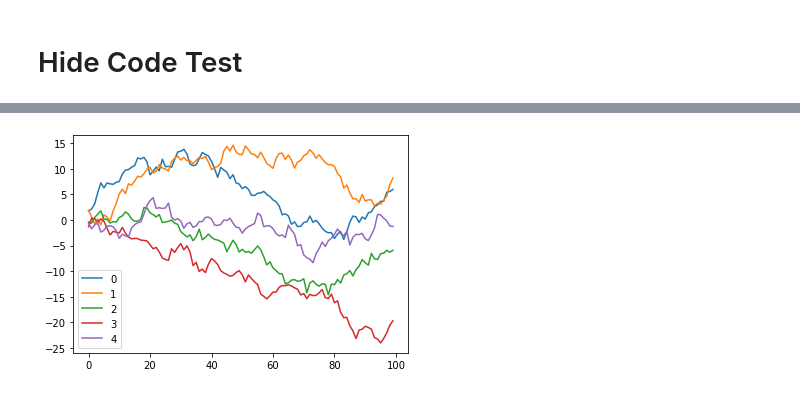
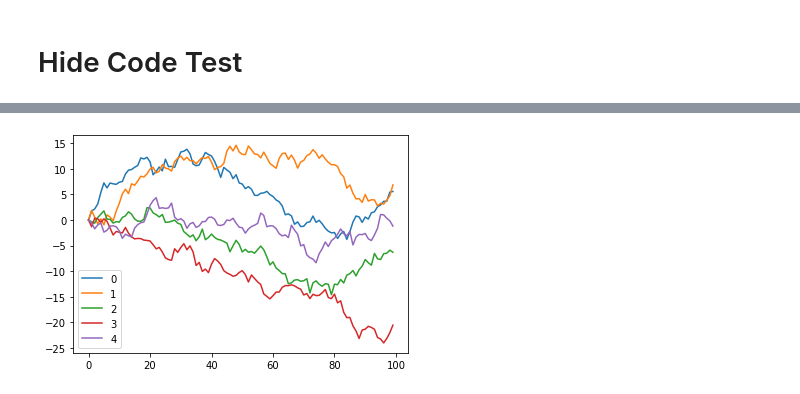
Before and after one commit to beginnerSC/DocsTest, a Jupyter notebook: docs/source/hide_code.ipynb, the cells around one changed output, grey strips where cells are left out. Cells and saved outputs as stored; diff of their text form; code cells hidden in the pictures.

```diff
--- a/docs/source/hide_code.ipynb
+++ b/docs/source/hide_code.ipynb
@@ -21,9 +21,9 @@ $( document ).ready(code_toggle);
 # %%
 from pandas import DataFrame
 from scipy.stats import norm
 import numpy as np
 
 np.random.seed(0)
-DataFrame([norm.rvs(size=100).cumsum() for _ in range(5)]).T.plot();
+DataFrame([norm.rvs(size=100).cumsum() for _ in range(5)]).T.shift().fillna(0).plot();
 # %% [output]
-[figure, old version]
+[figure, new version]
```
